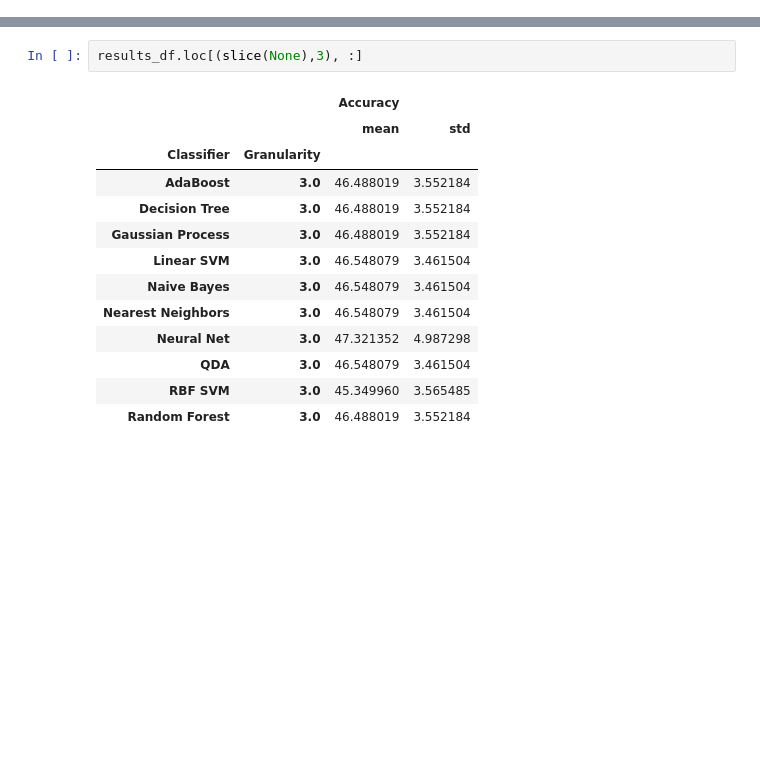
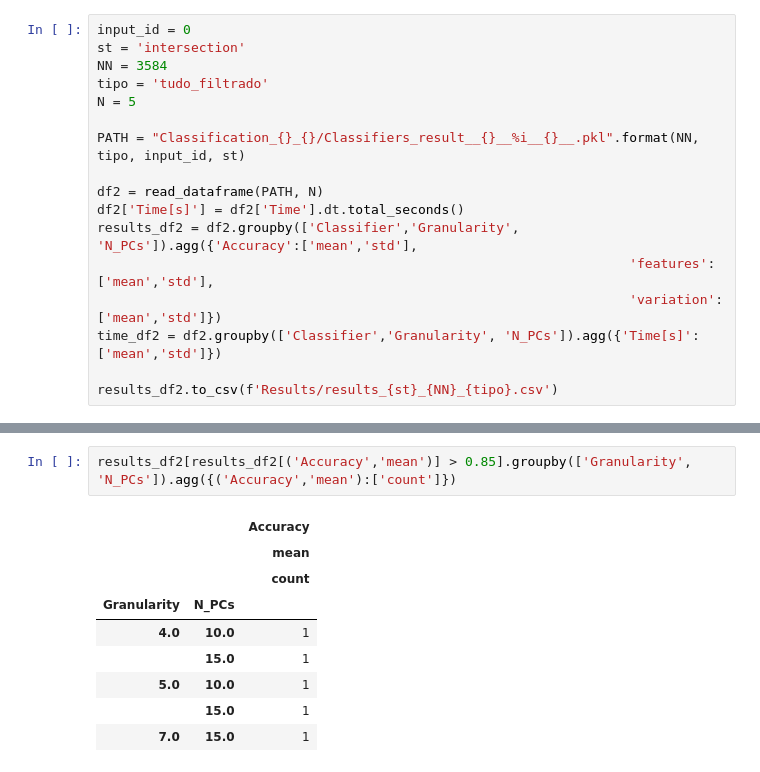
Before and after one commit to matheusmaltaf/Lathes_Model, a Jupyter notebook: results.ipynb, the cells around one changed output, grey strips where cells are left out. Drawn from its saved outputs; the diff is of its cells as text; blank space fills up the shorter version.

```diff
--- a/results.ipynb
+++ b/results.ipynb
@@ -31 +66,18 @@ df['Time[min]'] = df['Time'].dt.total_seconds()/(100*60)
+# %%
+input_id = 0
+st = 'intersection'
+NN = 3584
+tipo = 'tudo_filtrado'
+N = 5
+
+PATH = "Classification_{}_{}/Classifiers_result__{}__%i__{}__.pkl".format(NN, tipo, input_id, st)
+
+df2 = read_dataframe(PATH, N)
+df2['Time[s]'] = df2['Time'].dt.total_seconds()
+results_df2 = df2.groupby(['Classifier','Granularity', 'N_PCs']).agg({'Accuracy':['mean','std'],
+                                                                    'features':['mean','std'],
+                                                                    'variation':['mean','std']})
+time_df2 = df2.groupby(['Classifier','Granularity', 'N_PCs']).agg({'Time[s]':['mean','std']})
+
+results_df2.to_csv(f'Results/results_{st}_{NN}_{tipo}.csv')
 # %%
@@ -51,16 +96,12 @@ results_df
-# %%
-results_df.loc[(slice(None),3), :]
-# %% [output]
-|  |  | Accuracy |  |
-|  |  | mean | std |
-| Classifier | Granularity |  |  |
-| AdaBoost | 3.0 | 46.488019 | 3.552184 |
-| Decision Tree | 3.0 | 46.488019 | 3.552184 |
-| Gaussian Process | 3.0 | 46.488019 | 3.552184 |
-| Linear SVM | 3.0 | 46.548079 | 3.461504 |
-| Naive Bayes | 3.0 | 46.548079 | 3.461504 |
-| Nearest Neighbors | 3.0 | 46.548079 | 3.461504 |
-| Neural Net | 3.0 | 47.321352 | 4.987298 |
-| QDA | 3.0 | 46.548079 | 3.461504 |
-| RBF SVM | 3.0 | 45.349960 | 3.565485 |
-| Random Forest | 3.0 | 46.488019 | 3.552184 |
+# %%
+results_df2[results_df2[('Accuracy','mean')] > 0.85].groupby(['Granularity', 'N_PCs']).agg({('Accuracy','mean'):['count']})
+# %% [output]
+|  |  | Accuracy |
+|  |  | mean |
+|  |  | count |
+| Granularity | N_PCs |  |
+| 4.0 | 10.0 | 1 |
+|  | 15.0 | 1 |
+| 5.0 | 10.0 | 1 |
+|  | 15.0 | 1 |
+| 7.0 | 15.0 | 1 |
```
Also changed, not shown: parts of 21 cells of this notebook, 9 other files.
